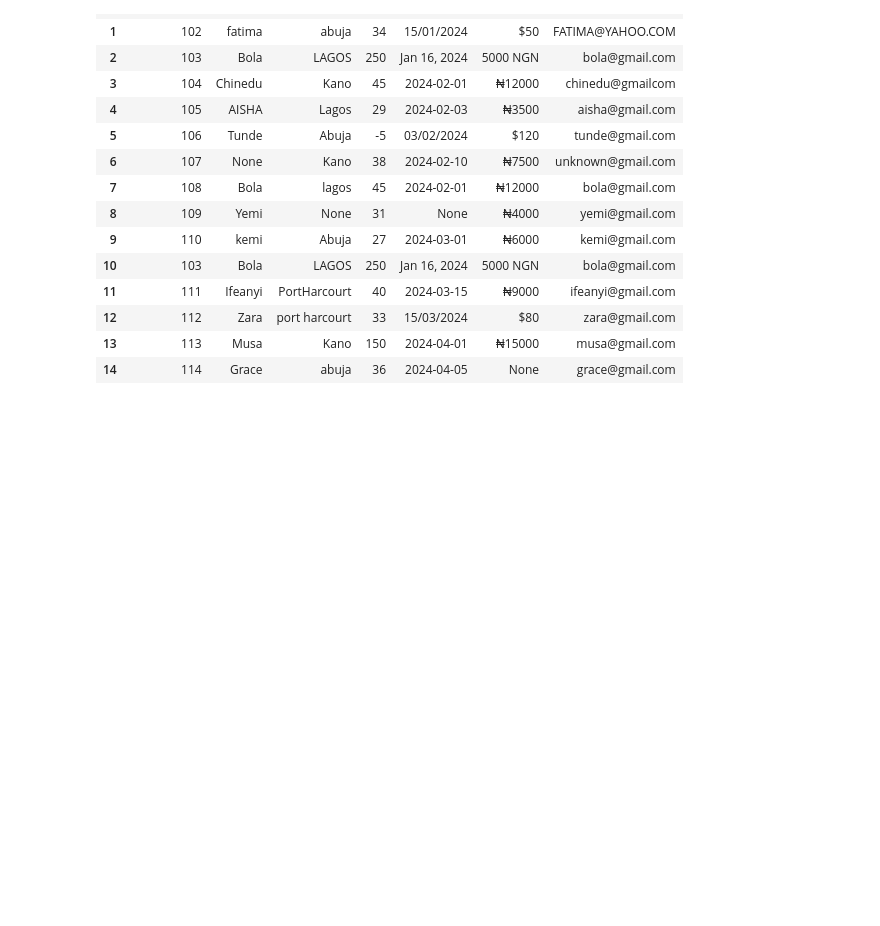
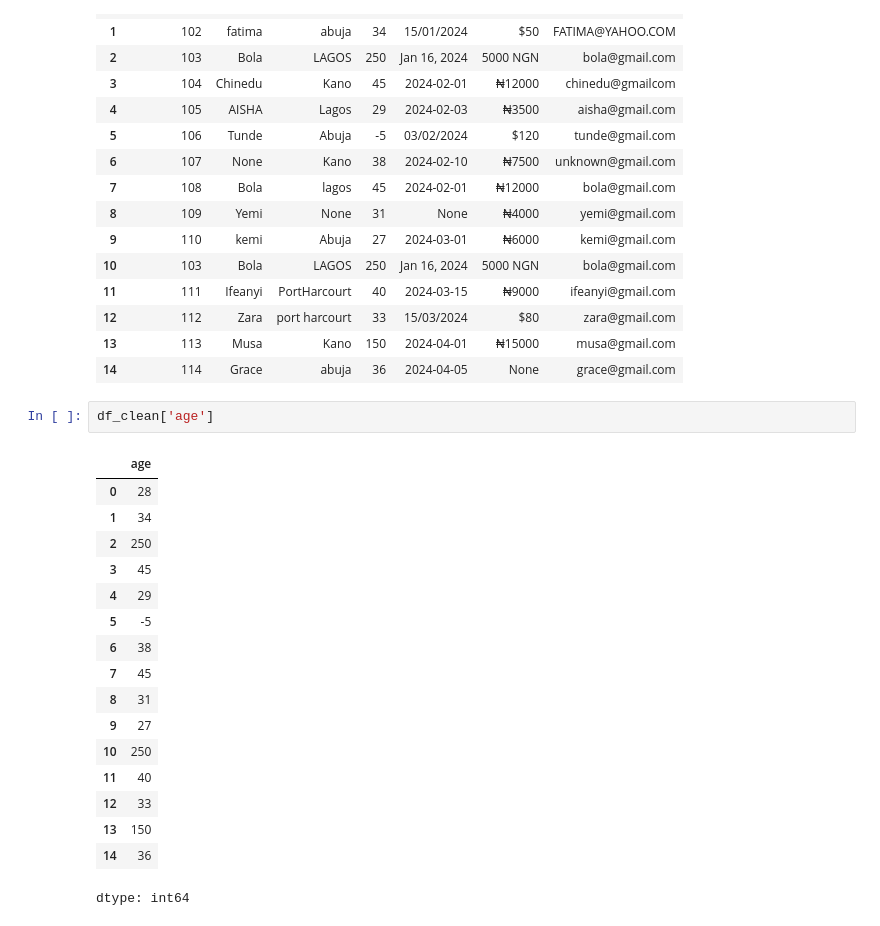
Before and after one commit to ahmad1bakundi-ops/data-engineering-journey, a Jupyter notebook: lesson_with_messy_data.ipynb, the cells around one changed output. Drawn from its saved outputs; the diff is of its cells as text; blank space fills up the shorter version.

```diff
--- a/lesson_with_messy_data.ipynb
+++ b/lesson_with_messy_data.ipynb
@@ -744,3 +744,23 @@ df
 | 12 | 112 | Zara | port harcourt | 33 | 15/03/2024 | $80 | zara@gmail.com |
 | 13 | 113 | Musa | Kano | 150 | 2024-04-01 | ₦15000 | musa@gmail.com |
 | 14 | 114 | Grace | abuja | 36 | 2024-04-05 | None | grace@gmail.com |
+# %%
+df_clean['age']
+# %% [output]
+|  | age |
+| 0 | 28 |
+| 1 | 34 |
+| 2 | 250 |
+| 3 | 45 |
+| 4 | 29 |
+| 5 | -5 |
+| 6 | 38 |
+| 7 | 45 |
+| 8 | 31 |
+| 9 | 27 |
+| 10 | 250 |
+| 11 | 40 |
+| 12 | 33 |
+| 13 | 150 |
+| 14 | 36 |
+dtype: int64
```
Also changed, not shown: parts of 10 cells of this notebook.
